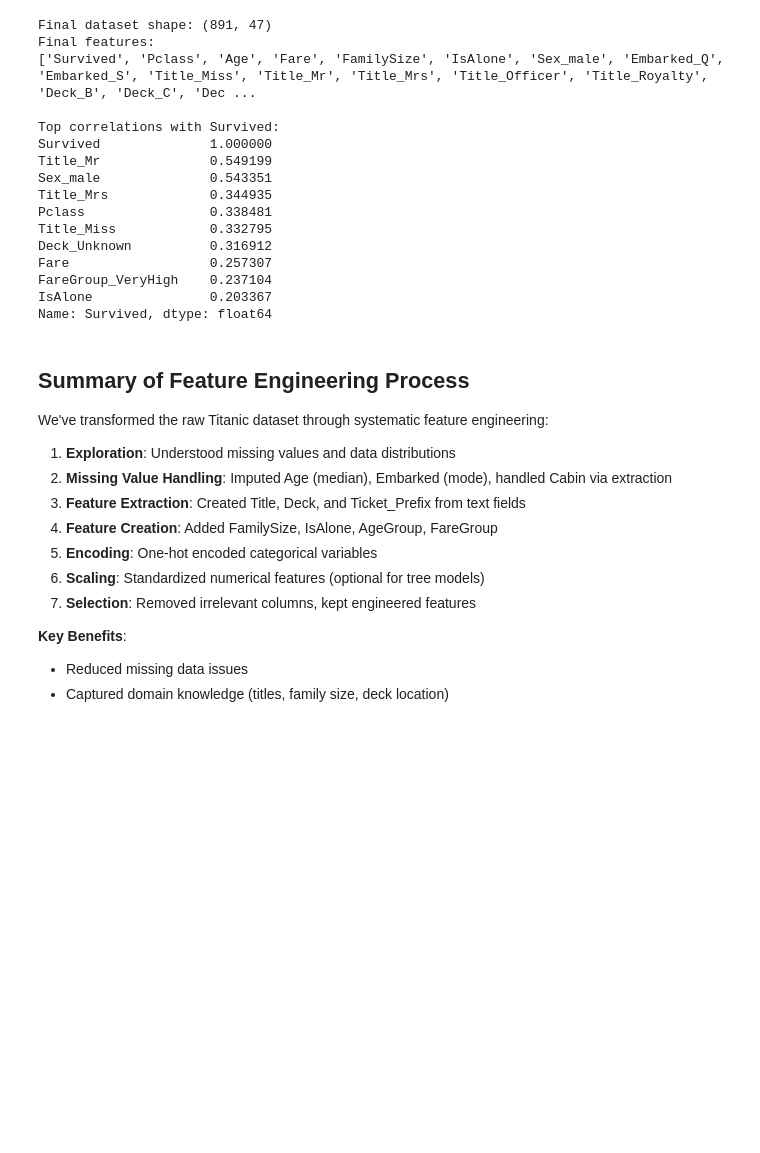
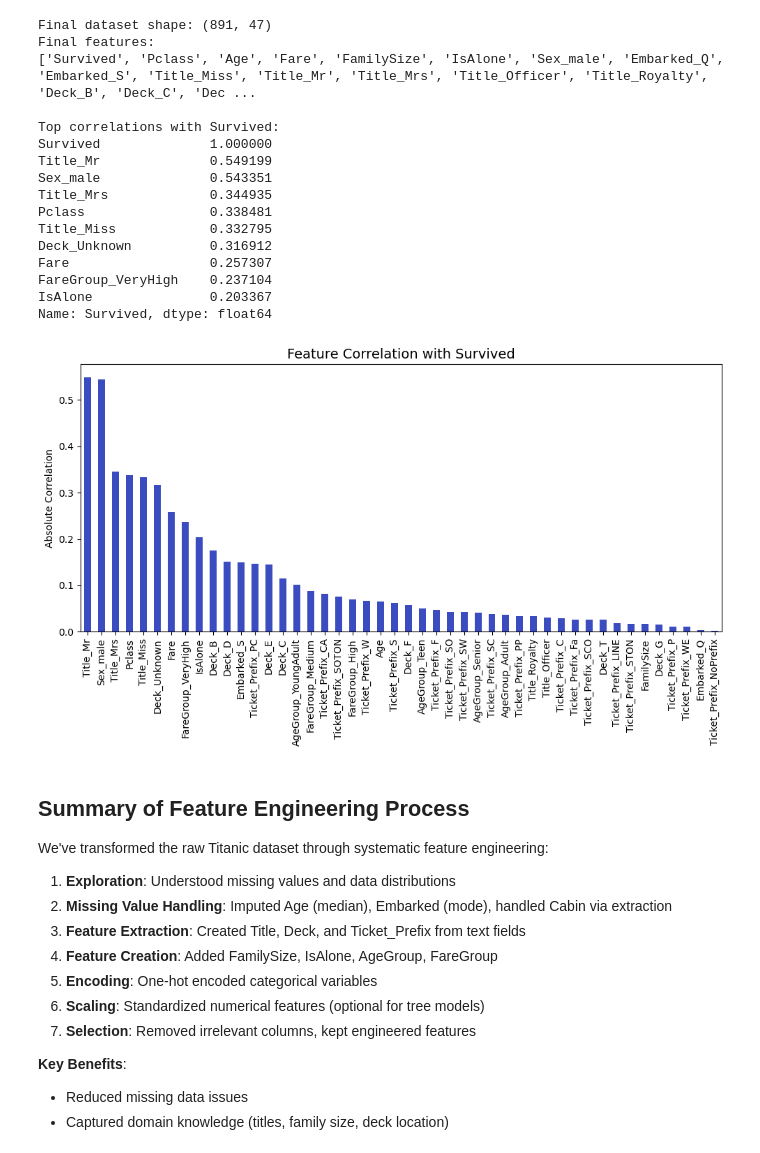
Before and after one commit to timothydzokoto/ALX_data_learning_track_journey, a Jupyter notebook: Projects/Titanic_Classification_Project.ipynb, the cells around one changed output. Drawn from its saved outputs; the diff is of its cells as text; code cells hidden in the pictures; blank space fills up the shorter version.

```diff
--- a/Projects/Titanic_Classification_Project.ipynb
+++ b/Projects/Titanic_Classification_Project.ipynb
@@ -328,6 +367,19 @@ Fare                  0.257307
 FareGroup_VeryHigh    0.237104
 IsAlone               0.203367
 Name: Survived, dtype: float64
+# %%
+import matplotlib.pyplot as plt
+import seaborn as sns
+
+
+plt.figure(figsize=(10, 6))
+correlation.drop('Survived').plot(kind='bar', colormap='coolwarm')
+plt.title("Feature Correlation with Survived", fontsize=14)
+plt.ylabel("Absolute Correlation")
+plt.tight_layout()
+plt.show()
+# %% [output]
+[figure, added]
 # %% [markdown]
 ## Summary of Feature Engineering Process
 
```
Also changed, not shown: parts of 17 cells of this notebook, 3 other files.
